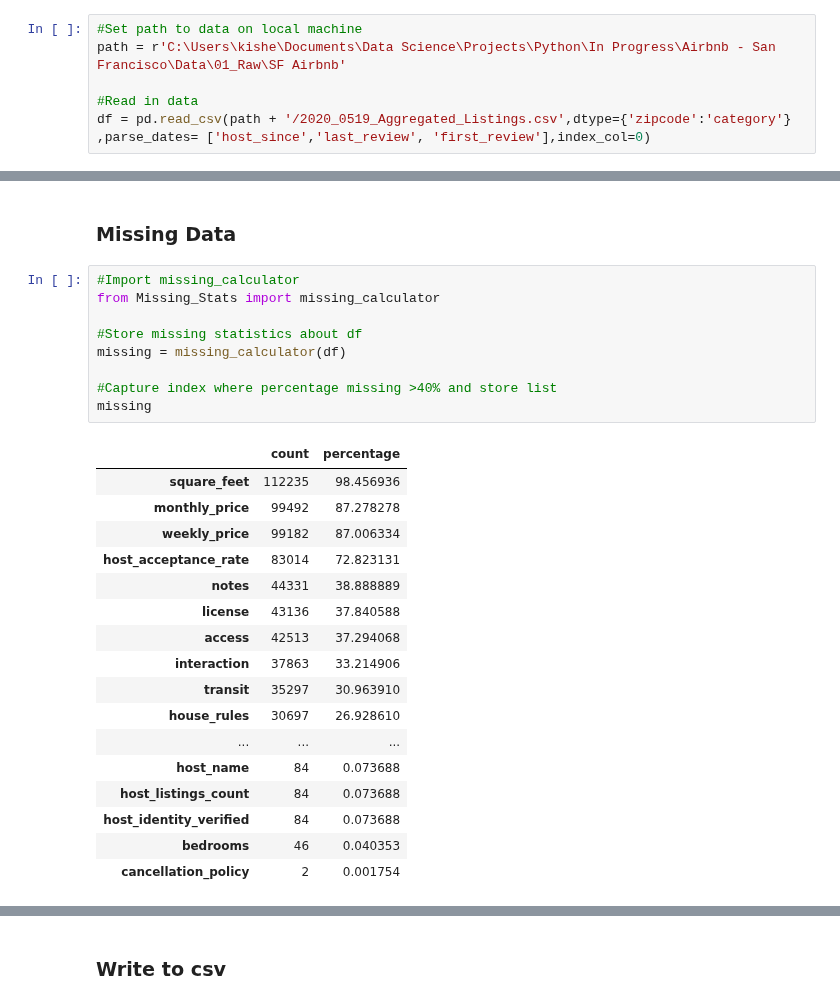
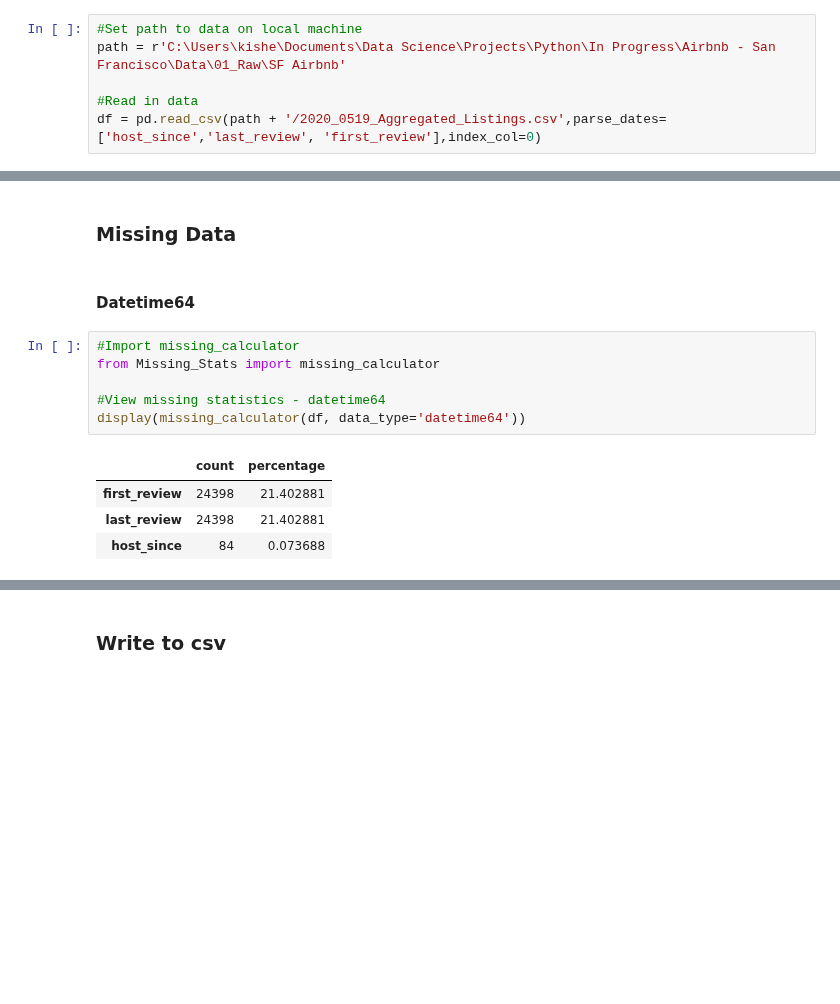
Before and after one commit to KishenSharma6/SF-Airbnb-Analysis, a Jupyter notebook: Project_Codes/01_Data_Cleaning/2020_0519_Listings_Data_Cleaning.ipynb, the cells around one changed output, grey strips where cells are left out. Drawn from its saved outputs; the diff is of its cells as text; blank space fills up the shorter version.

Commit message:
Resolved missing values

```diff
--- a/Project_Codes/01_Data_Cleaning/2020_0519_Listings_Data_Cleaning.ipynb
+++ b/Project_Codes/01_Data_Cleaning/2020_0519_Listings_Data_Cleaning.ipynb
@@ -23,7 +27,7 @@ pd.set_option('display.max_rows', 200)
 path = r'C:\Users\kishe\Documents\Data Science\Projects\Python\In Progress\Airbnb - San Francisco\Data\01_Raw\SF Airbnb'
 
 #Read in data
-df = pd.read_csv(path + '/2020_0519_Aggregated_Listings.csv',dtype={'zipcode':'category'} ,parse_dates= ['host_since','last_review', 'first_review'],index_col=0)
+df = pd.read_csv(path + '/2020_0519_Aggregated_Listings.csv',parse_dates= ['host_since','last_review', 'first_review'],index_col=0)
 # %% [markdown]
 ### Data Overview
 # %% [markdown]
@@ -207,30 +211,16 @@ display(df[objects].head())
 | 4 | Guests have access to everything ... | TV Internet Wifi Kitchen Free str... | Real Bed | 4 months ago | moderate | San Francisco | Pls email before booking Interior... | I m an Interior Stylist living in... | ... |
 # %% [markdown]
 ### Missing Data
+# %% [markdown]
+#### Datetime64
 # %%
 #Import missing_calculator
 from Missing_Stats import missing_calculator
 
-#Store missing statistics about df
-missing = missing_calculator(df)
-
-#Capture index where percentage missing >40% and store list
-missing
+#View missing statistics - datetime64
+display(missing_calculator(df, data_type='datetime64'))
 # %% [output]
 |  | count | percentage |
-| square_feet | 112235 | 98.456936 |
-| monthly_price | 99492 | 87.278278 |
-| weekly_price | 99182 | 87.006334 |
-| host_acceptance_rate | 83014 | 72.823131 |
-| notes | 44331 | 38.888889 |
-| license | 43136 | 37.840588 |
-| access | 42513 | 37.294068 |
-| interaction | 37863 | 33.214906 |
-| transit | 35297 | 30.963910 |
-| house_rules | 30697 | 26.928610 |
-| ... | ... | ... |
-| host_name | 84 | 0.073688 |
-| host_listings_count | 84 | 0.073688 |
-| host_identity_verified | 84 | 0.073688 |
-| bedrooms | 46 | 0.040353 |
-| cancellation_policy | 2 | 0.001754 |
+| first_review | 24398 | 21.402881 |
+| last_review | 24398 | 21.402881 |
+| host_since | 84 | 0.073688 |
```
Also changed, not shown: parts of 22 cells of this notebook.
